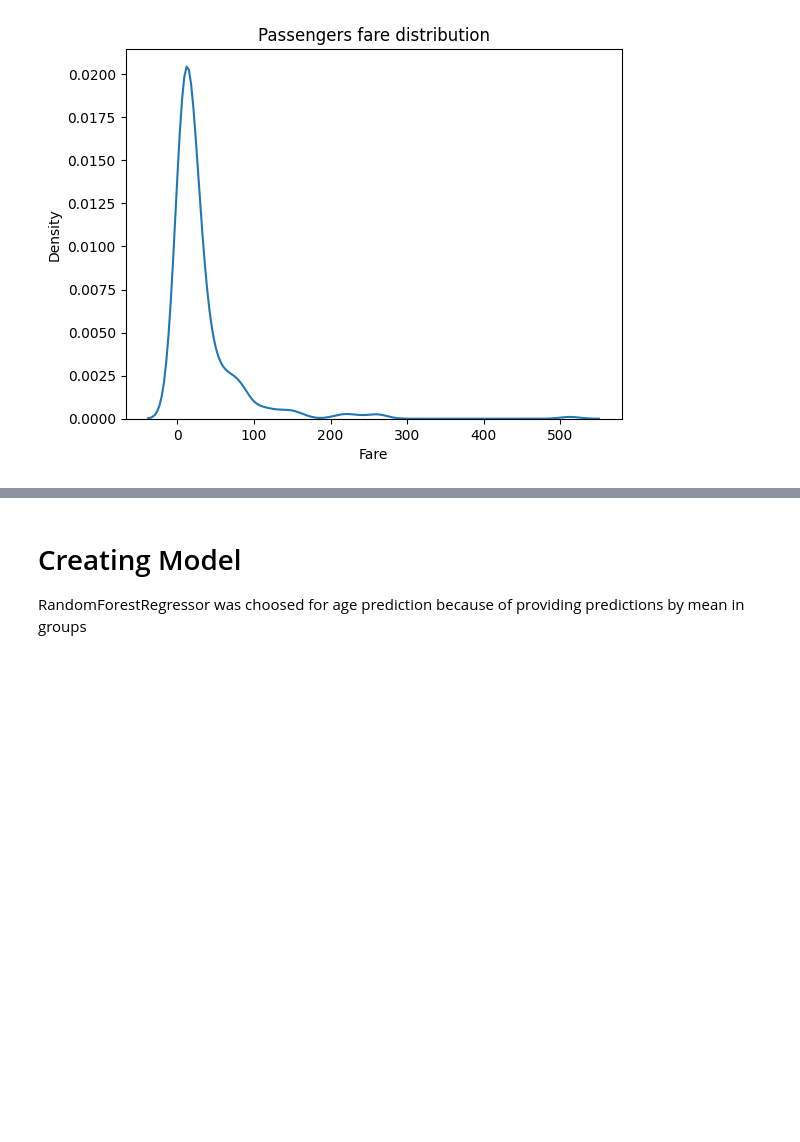
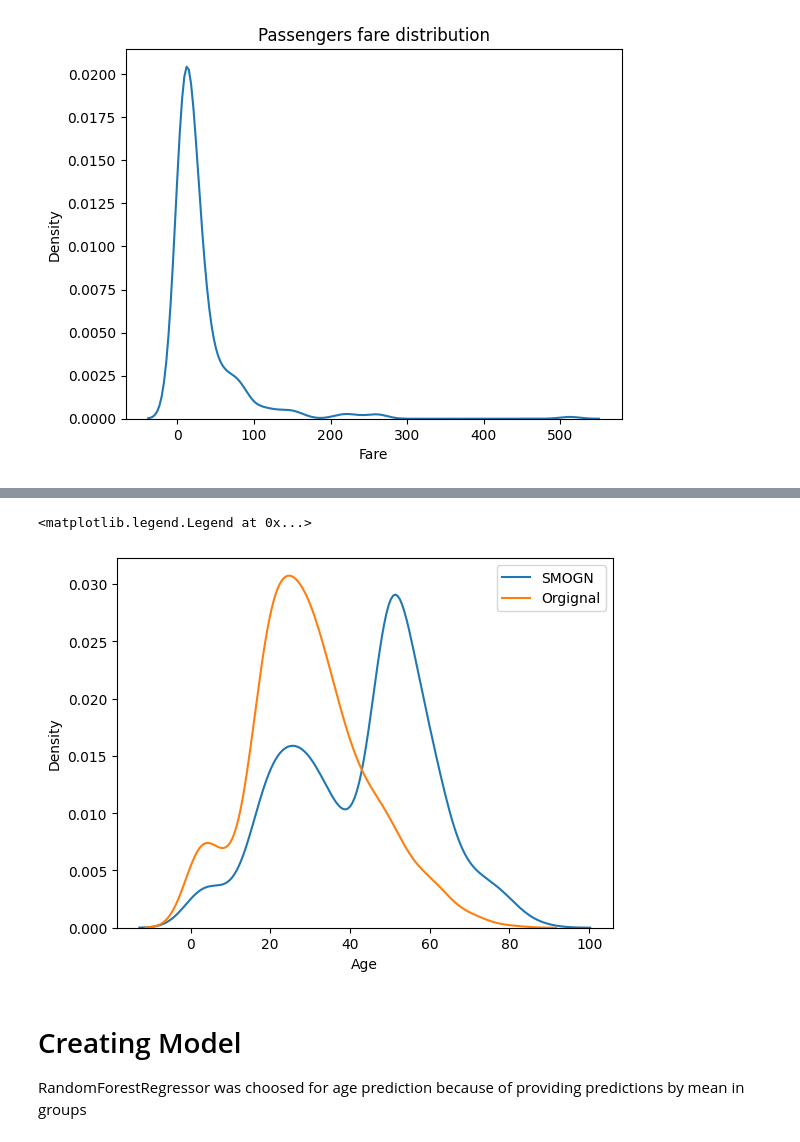
Before and after one commit to PigStep/ML-Titanic-Kaggle-contest, a Jupyter notebook: notebooks/Age regressor notebook/Age_regressor.ipynb, the cells around one changed output, grey strips where cells are left out. Saved outputs shown, nothing was run; the diff lists cells and outputs as text; code cells hidden in the pictures; blank space fills up the shorter version.

Commit message:
feature: SMOGN algorithm

```diff
--- a/notebooks/Age regressor notebook/Age_regressor.ipynb
+++ b/notebooks/Age regressor notebook/Age_regressor.ipynb
@@ -72,0 +97,10 @@ Text(0.5, 1.0, 'Passengers fare distribution')
+# %%
+#SMOGN cant work with NA
+titanic_normalized = titanic_data.dropna(subset="Age").reset_index()
+# titanic_normalized['Age'] += np.random.normal(0, 0.3, size=len(titanic_normalized))
+
+ages_normalized = smoter(
+    data= titanic_normalized,
+    y="Age",
+    samp_method = "extreme"
+)
@@ -73,3 +123,11 @@ Text(0.5, 1.0, 'Passengers fare distribution')
+# %%
+sns.kdeplot(ages_normalized, x="Age", label = "SMOGN")
+sns.kdeplot(titanic_data,x="Age",label="Orgignal")
+
+plt.legend()
+# %% [output]
+<matplotlib.legend.Legend at 0x...>
+[figure, added]
 # %% [markdown]
 # Creating Model
 RandomForestRegressor was choosed for age prediction because of providing predictions by mean in groups
```
Also changed, not shown: parts of 7 cells of this notebook.
